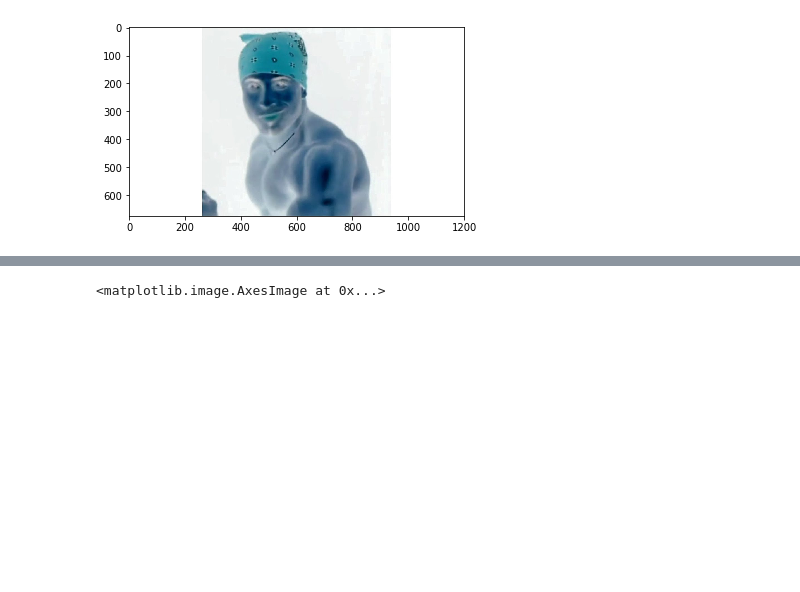
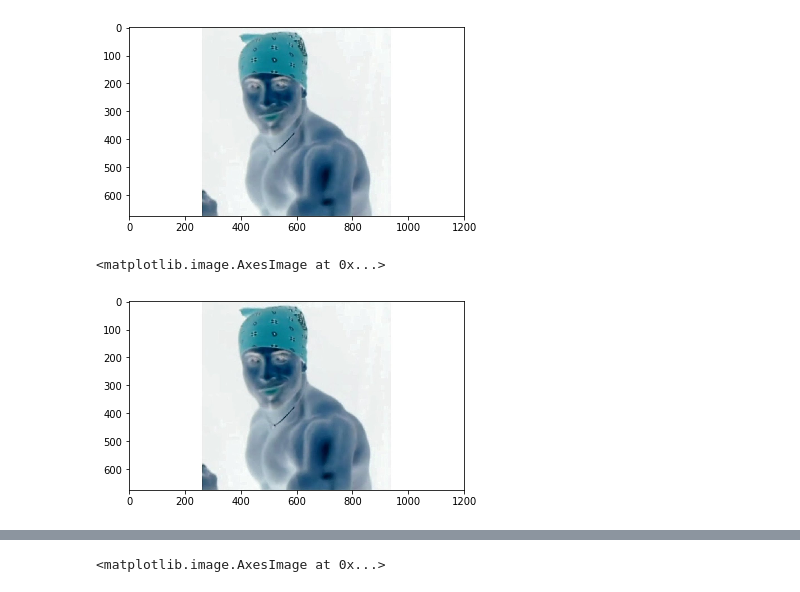
Before and after one commit to tinanano19/melo, a Jupyter notebook: Untitled0.ipynb, the cells around one changed output, grey strips where cells are left out. Drawn from its saved outputs; the diff is of its cells as text; code cells hidden in the pictures; blank space fills up the shorter version.

```diff
--- a/Untitled0.ipynb
+++ b/Untitled0.ipynb
@@ -153,3 +149,14 @@ plt.imshow(np.asarray(imagen_invertida))
 # %% [output]
 <matplotlib.image.AxesImage at 0x...>
 [figure]
+# %%
+from PIL import Image
+
+
+foto = cv2.imread('/content/drive/My Drive/melo/ricardo.jpg')
+img_RGB=cv2.cvtColor(foto,cv2.COLOR_BGR2RGB)
+invertir = (255-img_RGB)
+plt.imshow(invertir)
+# %% [output]
+<matplotlib.image.AxesImage at 0x...>
+[figure, added]
```
Also changed, not shown: parts of 7 cells of this notebook.
